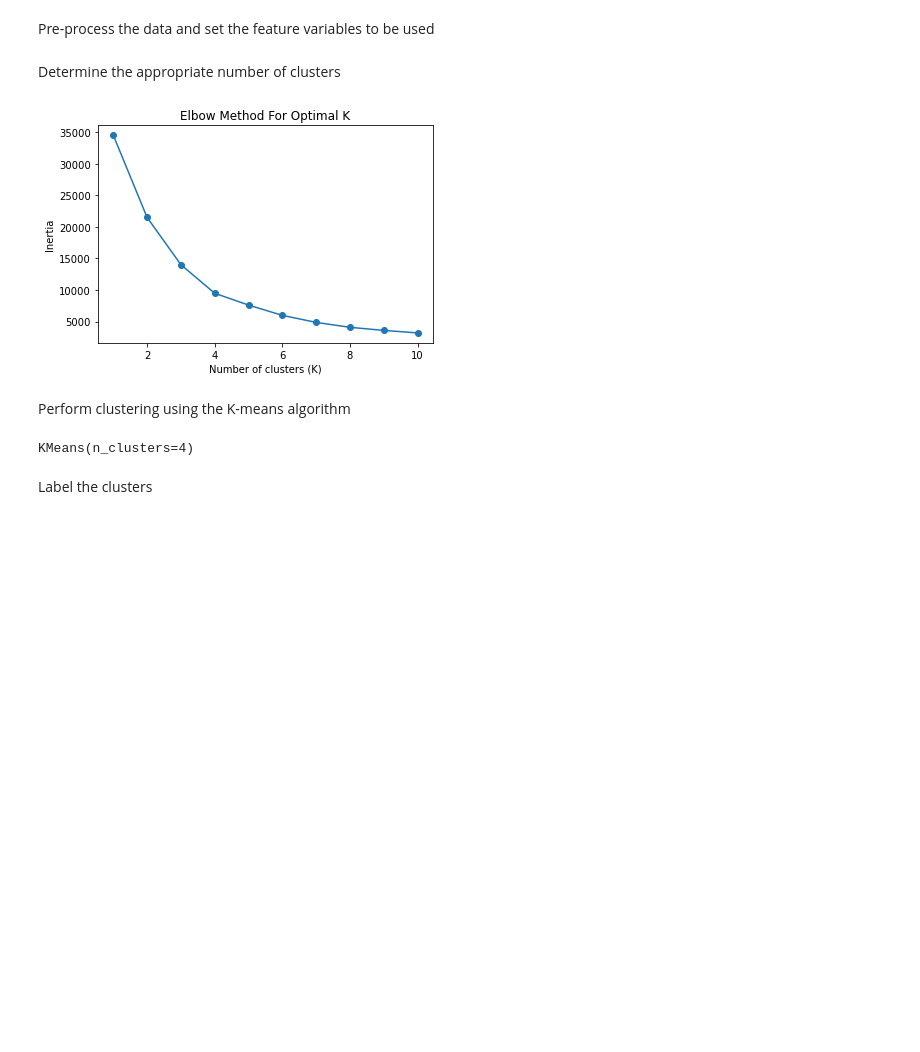
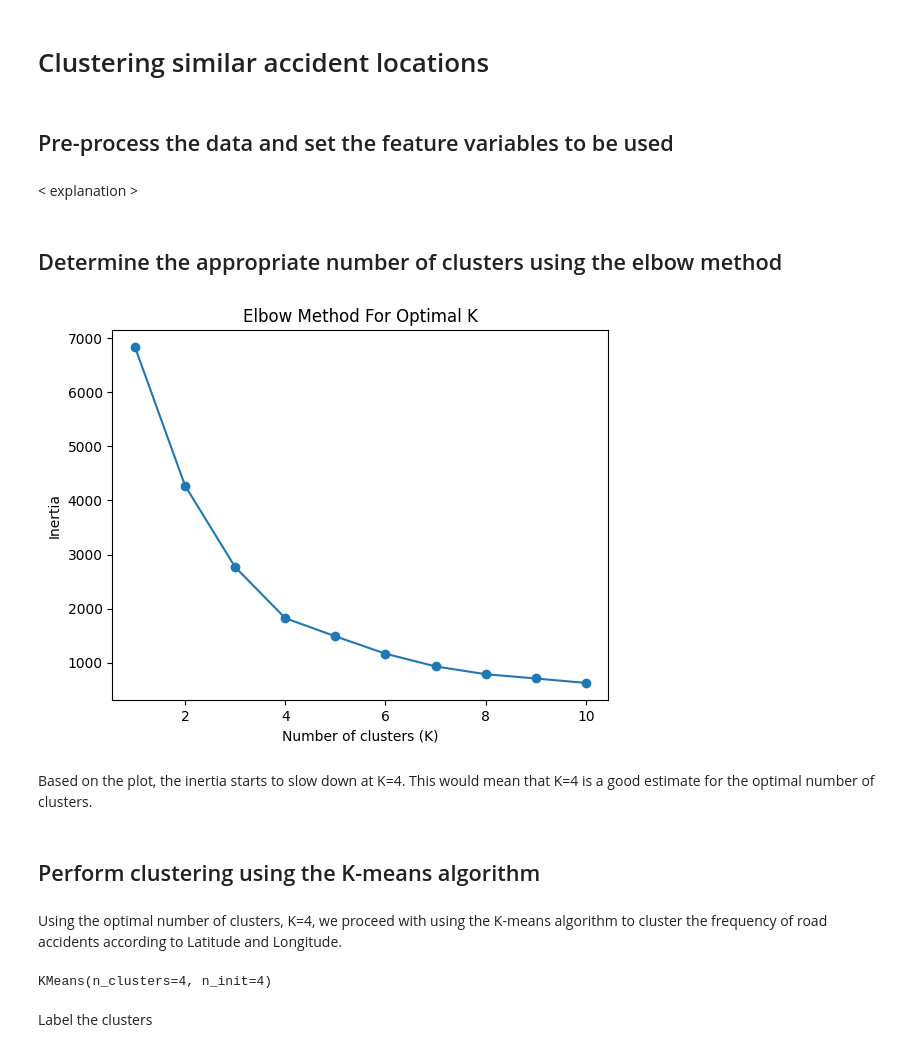
Before and after one commit to mxkae/accidents-hotspots, a Jupyter notebook: accidentHotspots.ipynb, the cells around one changed output. Cells and saved outputs as stored; diff of their text form; code cells hidden in the pictures; blank space fills up the shorter version.

```diff
--- a/accidentHotspots.ipynb
+++ b/accidentHotspots.ipynb
@@ -10,4 +15,3 @@ Load and Prepare Data from Kaggle: https://www.kaggle.com/code/esparko/getting-s
 # %%
 data = pd.read_csv("data_mmda_traffic_spatial.csv")
-data.head()
-data = data[(data['Latitude'] != 0.0) & (data['Longitude'] != 0.0)]
+data = data[(data['Latitude'] != 0.0) & (data['Longitude'] != 0.0) & (data['Time'] != 0.0) & (data['Date'] != 0.0)]
@@ -14,34 +20,42 @@ data = data[(data['Latitude'] != 0.0) & (data['Longitude'] != 0.0)]
+# %% [markdown]
+# Clustering similar accident locations
 # %% [markdown]
-Pre-process the data and set the feature variables to be used
+## Pre-process the data and set the feature variables to be used
 # %%
 features = data[["Latitude", "Longitude"]]
 scaler = StandardScaler()
 scaled_features = scaler.fit_transform(features)
+# %% [markdown]
+< explanation >
 # %% [markdown]
-Determine the appropriate number of clusters
+## Determine the appropriate number of clusters using the elbow method
 # %%
 inertia = []
 
 for K in range(1, 11):
-    kmeans = KMeans(n_clusters=K, random_state=0)
+    kmeans = KMeans(n_clusters=K, init = 'k-means++', n_init = 10, random_state=0)
     clusters = kmeans.fit_predict(scaled_features)
     inertia.append(kmeans.inertia_)
 
 plt.plot(range(1, 11), inertia, 'o-')
 plt.xlabel('Number of clusters (K)')
 plt.ylabel('Inertia')
 plt.title('Elbow Method For Optimal K')
 plt.show()
 # %% [output]
-[figure, old version]
+[figure, new version]
+# %% [markdown]
+Based on the plot, the inertia starts to slow down at K=4. This would mean that K=4 is a good estimate for the optimal number of clusters.
 # %% [markdown]
-Perform clustering using the K-means algorithm
+## Perform clustering using the K-means algorithm
+# %% [markdown]
+Using the optimal number of clusters, K=4, we proceed with using the K-means algorithm to cluster the frequency of road accidents according to Latitude and Longitude.
 # %%
 num_clusters = 4
-kmeans = KMeans(n_clusters=num_clusters)
+kmeans = KMeans(n_clusters=num_clusters, n_init = 4)
 kmeans.fit(scaled_features)
 # %% [output]
-KMeans(n_clusters=4)
+KMeans(n_clusters=4, n_init=4)
 # %% [markdown]
 Label the clusters
 # %%
```
Also changed, not shown: parts of 8 cells of this notebook.
